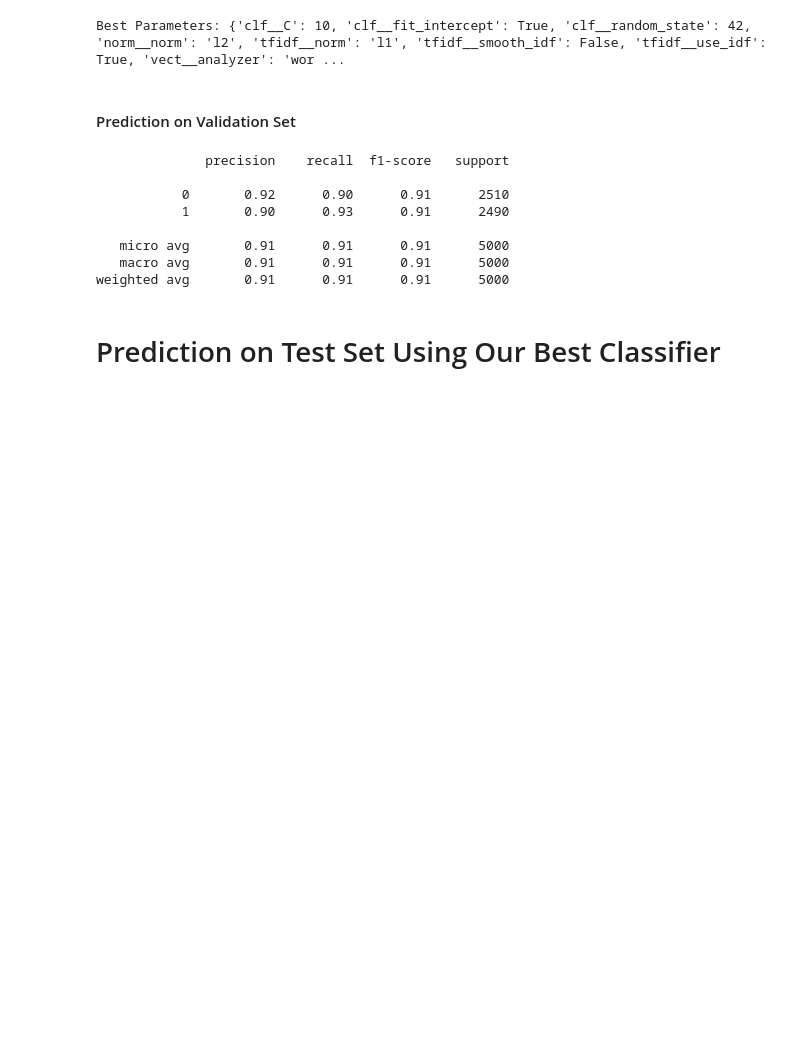
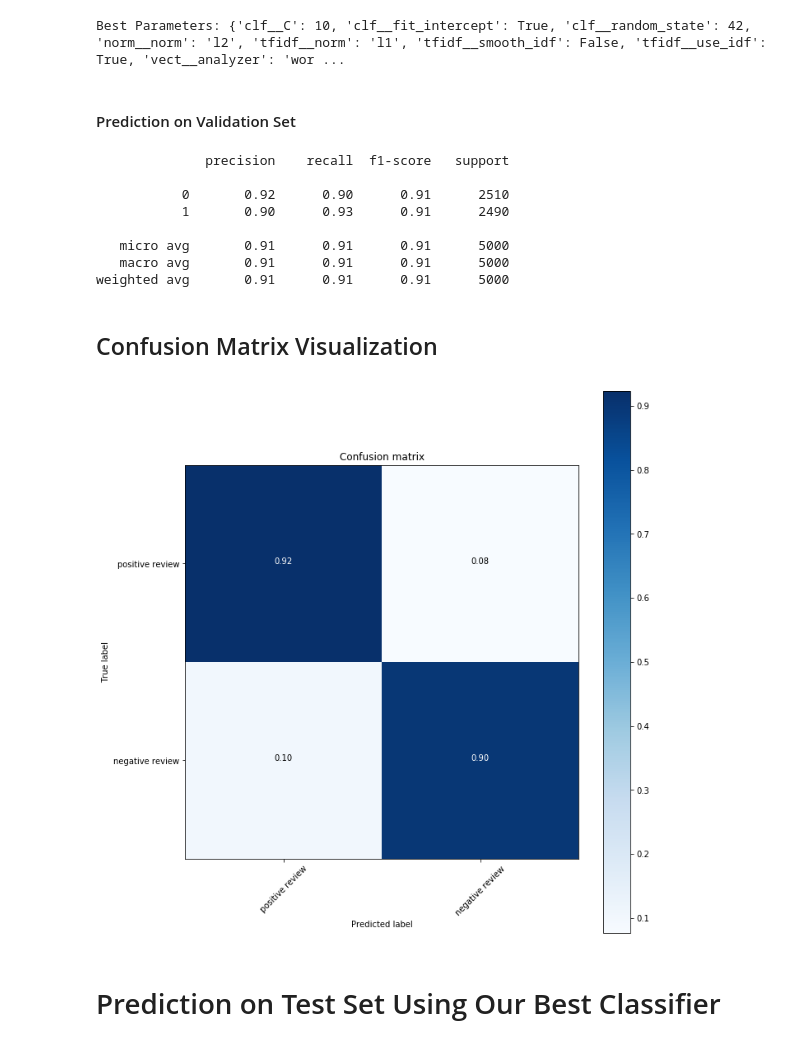
Before and after one commit to mattesko/COMP551-Projects, a Jupyter notebook: miniproject_2/IMDB Sentiment Analysis.ipynb, the cells around one changed output. Cells and saved outputs as stored; diff of their text form; code cells hidden in the pictures; blank space fills up the shorter version.

Commit message:
Plot confusion matrix for best performing classifier

```diff
--- a/miniproject_2/IMDB Sentiment Analysis.ipynb
+++ b/miniproject_2/IMDB Sentiment Analysis.ipynb
@@ -265,6 +268,12 @@ print(metrics.classification.classification_report(y_validation, predictions))
    micro avg       0.91      0.91      0.91      5000
    macro avg       0.91      0.91      0.91      5000
 weighted avg       0.91      0.91      0.91      5000
+# %% [markdown]
+## Confusion Matrix Visualization
+# %%
+plot_confusion_matrix(metrics.confusion_matrix(predictions, y_validation), ['positive review', 'negative review'], normalize=True)
+# %% [output]
+[figure, added]
 # %% [markdown]
 # Prediction on Test Set Using Our Best Classifier
 # %%
```
Also changed, not shown: parts of 1 cell of this notebook, 1 other file.
